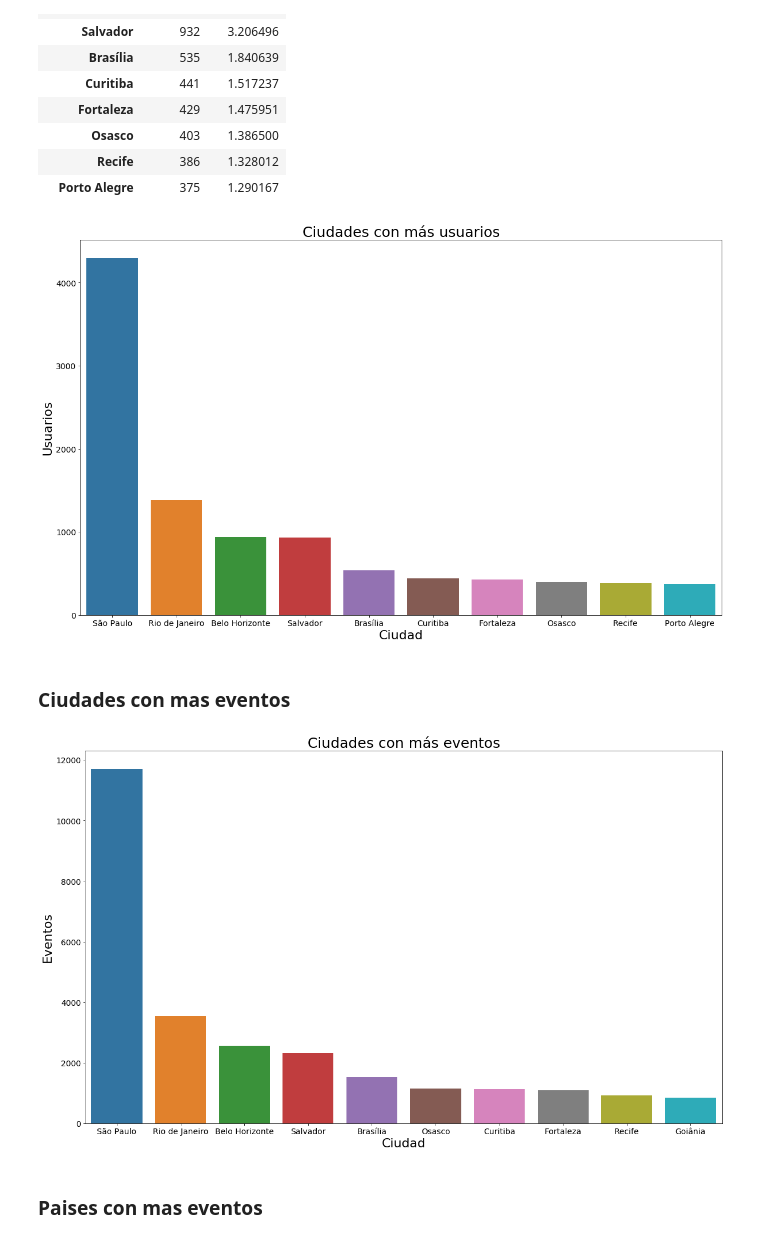
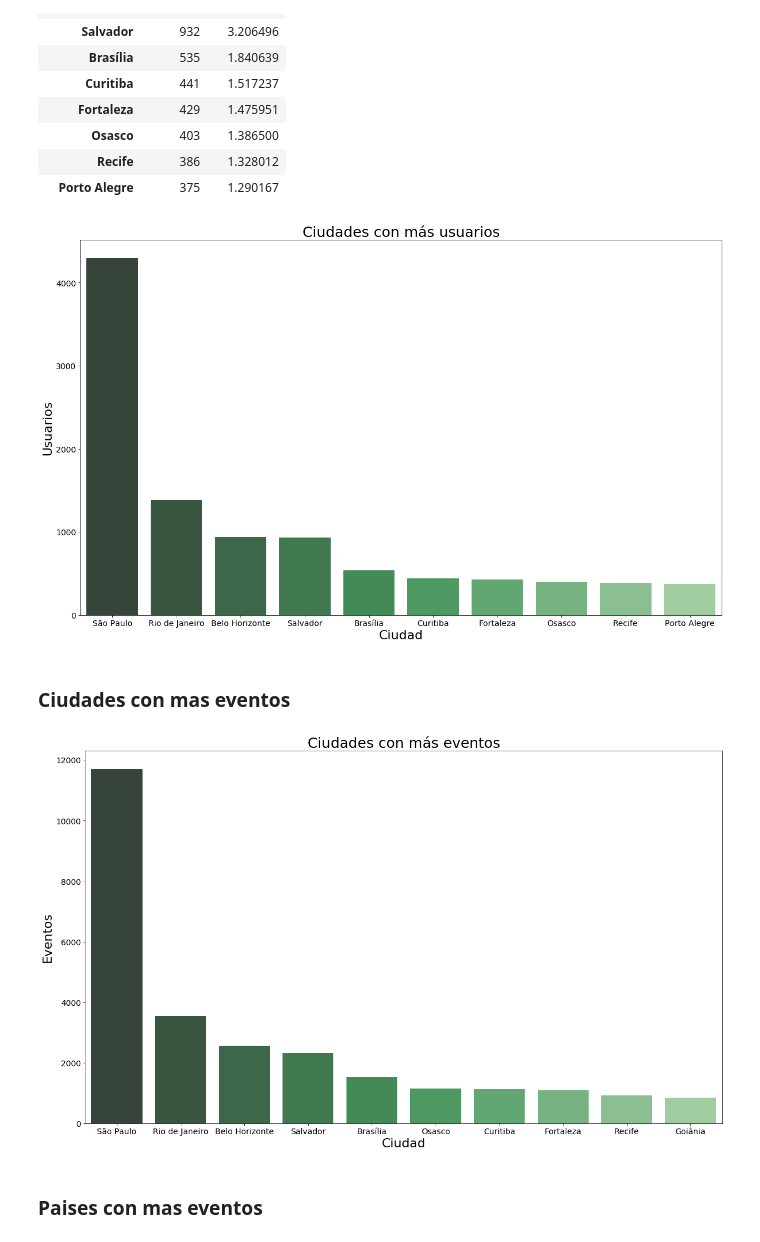
Before and after one commit to emabrea/7506-DATOS-TP1, a Jupyter notebook: Analisis Exploratorio.ipynb, the cells around one changed output. Saved outputs shown, nothing was run; the diff lists cells and outputs as text; code cells hidden in the pictures.

```diff
--- a/Analisis Exploratorio.ipynb
+++ b/Analisis Exploratorio.ipynb
@@ -663,13 +717,13 @@ cities.head(10)
 | Porto Alegre | 375 | 1.290167 |
 # %%
 fig, ax = plt.subplots(figsize=(20, 12))
-ax = sns.barplot(x=cities.head(10).index, y=cities.head(10)["cantidad"])
+ax = sns.barplot(x=cities.head(10).index, y=cities.head(10)["cantidad"] , palette = 'Greens_d')
 ax.set_title("Ciudades con más usuarios", fontsize=25)
 ax.set_xlabel("Ciudad", fontsize=22)
 ax.set_ylabel("Usuarios", fontsize=22)
 ax.tick_params(labelsize=14)
 # %% [output]
-[figure, old version]
+[figure, new version]
 # %% [markdown]
 ### Ciudades con mas eventos
 # %%
@@ -677,13 +731,13 @@ cities = trocafone.loc[trocafone["city"] != "Unknown"]
 cities = cities["city"].value_counts().to_frame("frecuencia")
 cities.index.title = "ciudad"
 fig, ax = plt.subplots(figsize=(20, 12))
-ax = sns.barplot(x=cities.head(10).index, y=cities.head(10)["frecuencia"])
+ax = sns.barplot(x=cities.head(10).index, y=cities.head(10)["frecuencia"] , palette = 'Greens_d')
 ax.set_title("Ciudades con más eventos", fontsize=25)
 ax.set_xlabel("Ciudad", fontsize=22)
 ax.set_ylabel("Eventos", fontsize=22)
 ax.tick_params(labelsize=14)
 # %% [output]
-[figure, old version]
+[figure, new version]
 # %% [markdown]
 ### Paises con mas eventos
 # %%
```
Also changed, not shown: parts of 16 cells of this notebook, 3 other files.
